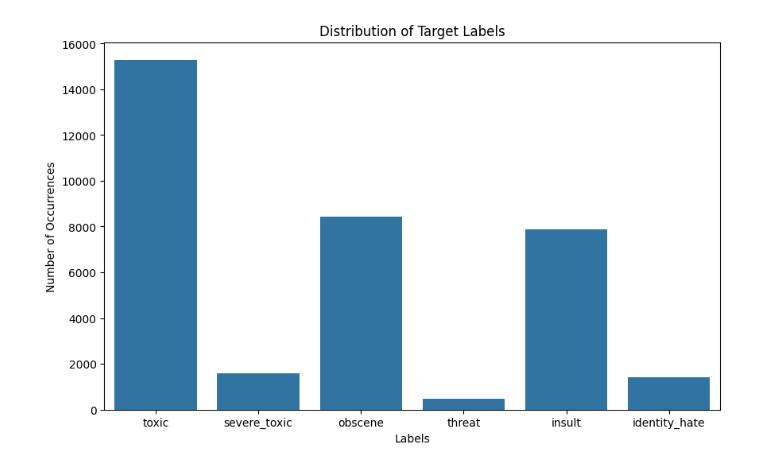
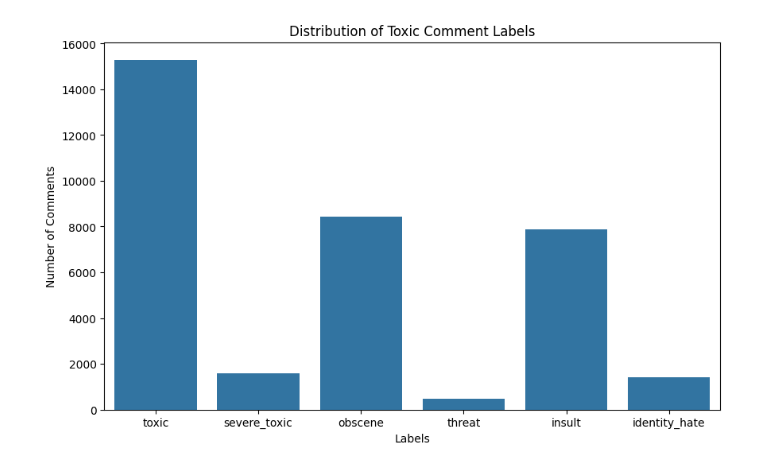
Before and after one commit to prakashwaddar628/Toxic-Comment-Classifier, a Jupyter notebook: main.ipynb, the cells around one changed output. Cells and saved outputs as stored; diff of their text form; code cells hidden in the pictures.

```diff
--- a/main.ipynb
+++ b/main.ipynb
@@ -129,0 +71,10 @@ dtype: int64
+# %%
+# Check for missing values
+print("Missing Values in Train Data:\n", train_data.isnull().sum())
+
+# Check for duplicate values
+print("Duplicate Rows in Train Data:", train_data.duplicated().sum())
+
+# Fill missing values (if any)
+train_data.fillna("", inplace=True)
+test_data.fillna("", inplace=True)
@@ -130,11 +93,20 @@ dtype: int64
 # %%
-# Plotting the distribution of target labels
-plt.figure(figsize=(10, 6))
-sns.barplot(x=train_data[label_columns].sum().index, y=train_data[label_columns].sum().values)
-plt.title('Distribution of Target Labels')
-plt.xlabel('Labels')
-plt.ylabel('Number of Occurrences')
+import seaborn as sns
+import matplotlib.pyplot as plt
+
+# List of target columns
+label_columns = ["toxic", "severe_toxic", "obscene", "threat", "insult", "identity_hate"]
+
+# Count the number of comments for each label
+label_counts = train_data[label_columns].sum()
+
+# Plot the distribution
+plt.figure(figsize=(10,6))
+sns.barplot(x=label_counts.index, y=label_counts.values)
+plt.title("Distribution of Toxic Comment Labels")
+plt.xlabel("Labels")
+plt.ylabel("Number of Comments")
 plt.show()
 # %% [output]
-[figure, old version]
+[figure, new version]
 # %%
```
Also changed, not shown: parts of 27 cells of this notebook, 4 other files.
